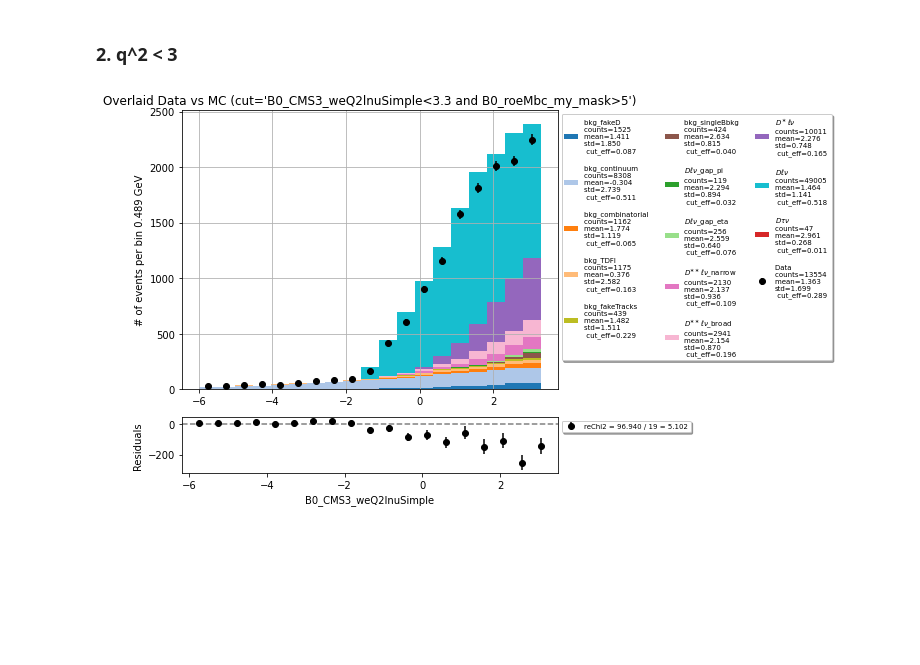
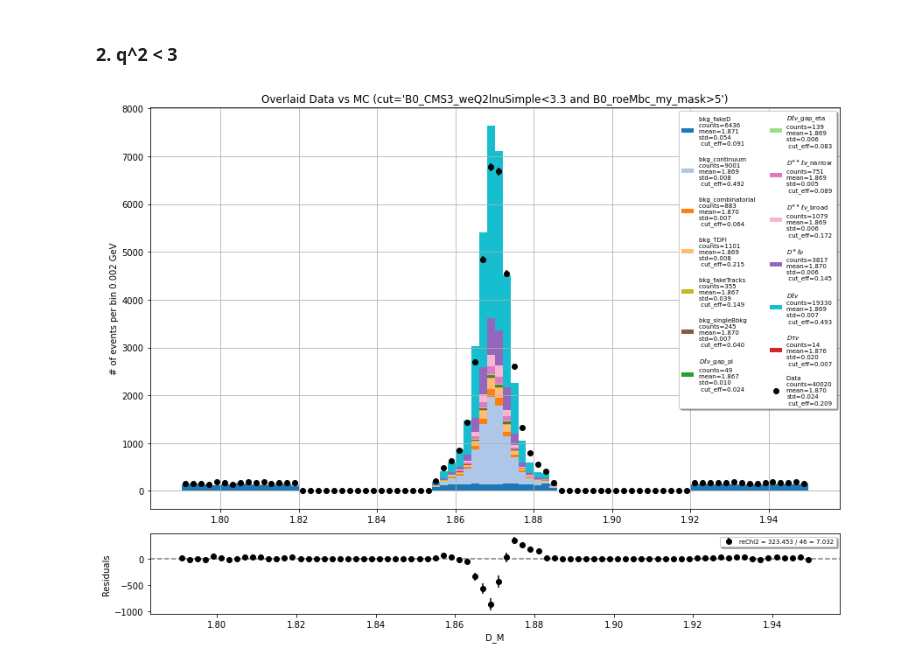
Before and after one commit to zjkjsd/inclusive_R_D, a Jupyter notebook: Notebooks/Plotting/2_PlotNtuple_control.ipynb, the cells around one changed output. Drawn from its saved outputs; the diff is of its cells as text; code cells hidden in the pictures; blank space fills up the shorter version.

```diff
--- a/Notebooks/Plotting/2_PlotNtuple_control.ipynb
+++ b/Notebooks/Plotting/2_PlotNtuple_control.ipynb
@@ -153,11 +247,11 @@ a,b=mpl.plot_data_mc_stacked(variable='p_D_l',bins=b2,ratio=False,
 ### 2. q^2 < 3
 # %%
 # showing the fake D and sidebands in D_M
-b1 = np.linspace(-6,3.3,21)
+b1 = np.linspace(1.79,1.95,81)
+weights={'all_mc':187/200}
 data_hist_all, mc_hist_all = mpl.plot_data_mc_stacked(
-    variable='B0_CMS3_weQ2lnuSimple',bins=b1,
-    cut='B0_CMS3_weQ2lnuSimple<3.3 and B0_roeMbc_my_mask>5',
-    correction=False,mask=[],figsize=(10,6),ratio=False,
-    scale=[1,187/1000],legend_nc=3, legend_fs=7)
+    variable='D_M',bins=b1,cut='B0_CMS3_weQ2lnuSimple<3.3 and B0_roeMbc_my_mask>5',correction=False,mask=[],
+    figsize=(12,9),ratio=False,legend_nc=2,legend_fs=7,
+    weights=weights)
 # %% [output]
-[figure, old version]
+[figure, new version]
```
Also changed, not shown: parts of 53 cells of this notebook, 25 other files.
